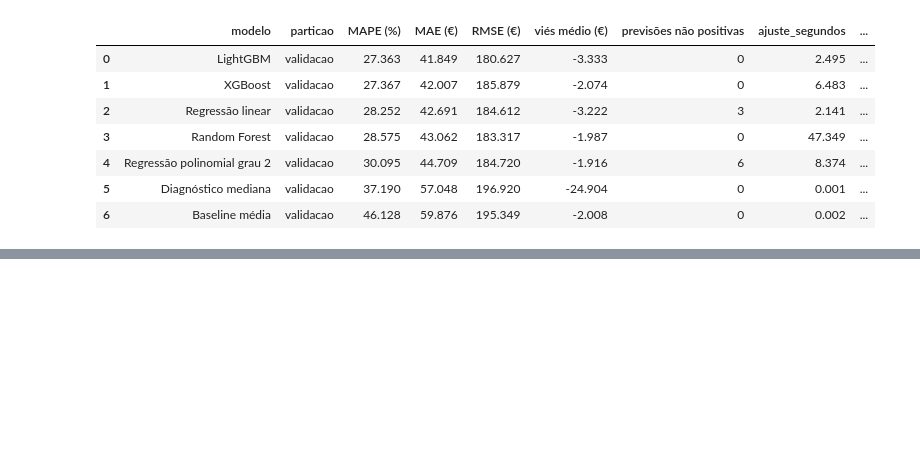
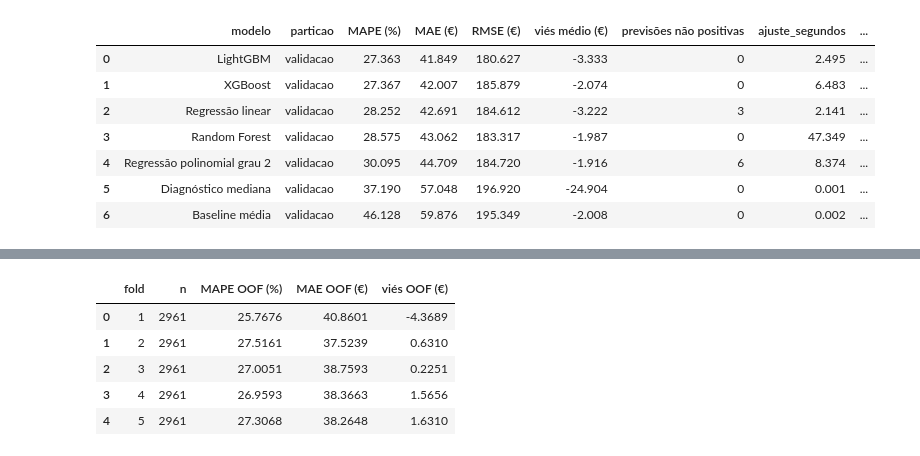
Before and after one commit to guigrandim/airbnb_price, a Jupyter notebook: notebooks/price_prediction.ipynb, the cells around one changed output, grey strips where cells are left out. Cells and saved outputs as stored; diff of their text form; code cells hidden in the pictures; blank space fills up the shorter version.

Commit message:
Conclui as etapas 08 e 09 do modelo de preços

```diff
--- a/notebooks/price_prediction.ipynb
+++ b/notebooks/price_prediction.ipynb
@@ -8183,0 +8879,81 @@ As versões do ambiente são scikit-learn 1.7.2, XGBoost 3.2.0 e LightGBM 4.7.0.
+# %%
+# 1. Importa métricas e o estimador congelado da Etapa 08.
+from sklearn.base import clone
+from sklearn.metrics import mean_absolute_percentage_error, mean_absolute_error
+from sklearn.pipeline import Pipeline
+from lightgbm import LGBMRegressor
+
+# 2. Prepara um vetor OOF para guardar uma previsão independente por linha.
+stage09_oof_predictions = np.full(len(stage09_y_development), np.nan)
+stage09_oof_fold_rows = []
+
+# 3. Ajusta cada pipeline em quatro folds e prevê somente o fold excluído.
+for stage09_fold_number, (stage09_fit_indices, stage09_holdout_indices) in enumerate(
+    stage09_oof_cv.split(stage09_X_development),
+    start=1,
+):
+    stage09_fold_pipeline = Pipeline([
+        ("preprocessamento", clone(stage06_tree_preprocessor)),
+        ("estimador", LGBMRegressor(**stage09_model_params)),
+    ])
+    stage09_fold_pipeline.fit(
+        stage09_X_development.iloc[stage09_fit_indices],
+        stage09_y_development.iloc[stage09_fit_indices],
+    )
+    stage09_fold_prediction = stage09_fold_pipeline.predict(
+        stage09_X_development.iloc[stage09_holdout_indices]
+    )
+    if not np.isfinite(stage09_fold_prediction).all():
+        raise ValueError(f"Previsões OOF não finitas no fold {stage09_fold_number}.")
+    stage09_oof_predictions[stage09_holdout_indices] = stage09_fold_prediction
+    stage09_fold_actual = stage09_y_development.iloc[stage09_holdout_indices]
+    stage09_oof_fold_rows.append({
+        "fold": stage09_fold_number,
+        "n": len(stage09_holdout_indices),
+        "MAPE OOF (%)": mean_absolute_percentage_error(
+            stage09_fold_actual,
+            stage09_fold_prediction,
+        ) * 100,
+        "MAE OOF (€)": mean_absolute_error(
+            stage09_fold_actual,
+            stage09_fold_prediction,
+        ),
+        "viés OOF (€)": float(np.mean(
+            stage09_fold_prediction - stage09_fold_actual.to_numpy()
+        )),
+    })
+    print(
+        f"Fold {stage09_fold_number}/5 | "
+        f"n={len(stage09_holdout_indices)} | "
+        f"MAPE={stage09_oof_fold_rows[-1]['MAPE OOF (%)']:.4f}%"
+    )
+
+# 4. Calcula quantis de erro assinados para a faixa empírica de 90%.
+stage09_oof_residuals = (
+    stage09_y_development.to_numpy(dtype=float)
+    - stage09_oof_predictions
+)
+stage09_oof_mape = mean_absolute_percentage_error(
+    stage09_y_development,
+    stage09_oof_predictions,
+) * 100
+stage09_residual_quantiles_90 = np.quantile(
+    stage09_oof_residuals,
+    [0.05, 0.95],
+)
+stage09_oof_metrics = pd.DataFrame(stage09_oof_fold_rows)
+stage09_oof_calibration_valid = all([
+    len(stage09_oof_predictions) == 14805,
+    np.isfinite(stage09_oof_predictions).all(),
+    np.isfinite(stage09_oof_residuals).all(),
+    stage09_residual_quantiles_90.shape == (2,),
+    np.isfinite(stage09_residual_quantiles_90).all(),
+    stage09_oof_metrics["fold"].tolist() == [1, 2, 3, 4, 5],
+])
+print("MAPE OOF agregado (%):", round(stage09_oof_mape, 4))
+print("Quantis dos resíduos y - previsão (€), 5% e 95%:", stage09_residual_quantiles_90.round(4))
+print("Calibração OOF válida:", stage09_oof_calibration_valid)
+display(stage09_oof_metrics.round(4))
+if not stage09_oof_calibration_valid:
+    raise ValueError("A calibração empírica OOF falhou nas verificações.")
+# %% [output]
@@ -8183,0 +8968,6 @@ As versões do ambiente são scikit-learn 1.7.2, XGBoost 3.2.0 e LightGBM 4.7.0.
+|  | fold | n | MAPE OOF (%) | MAE OOF (€) | viés OOF (€) |
+| 0 | 1 | 2961 | 25.7676 | 40.8601 | -4.3689 |
+| 1 | 2 | 2961 | 27.5161 | 37.5239 | 0.6310 |
+| 2 | 3 | 2961 | 27.0051 | 38.7593 | 0.2251 |
+| 3 | 4 | 2961 | 26.9593 | 38.3663 | 1.5656 |
+| 4 | 5 | 2961 | 27.3068 | 38.2648 | 1.6310 |
```
Also changed, not shown: parts of 36 cells of this notebook, 4 other files.
